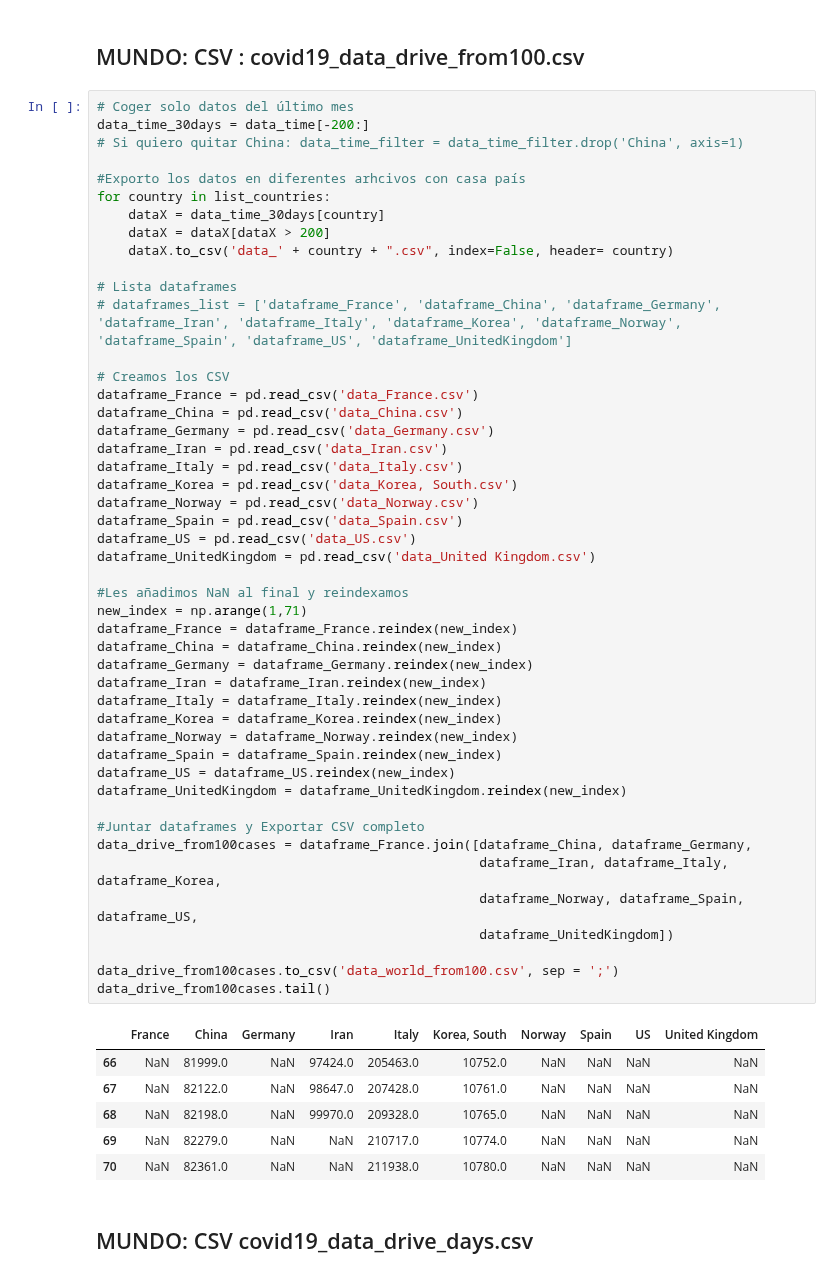
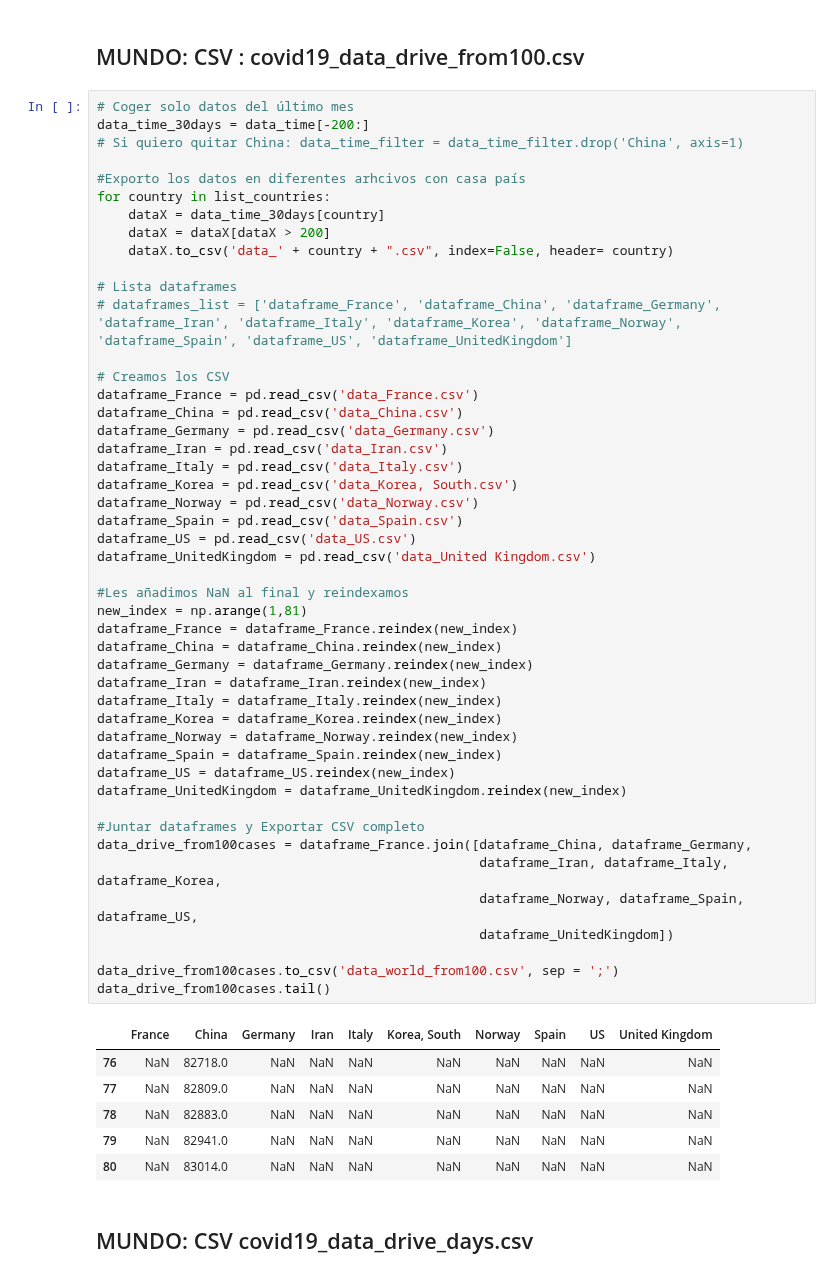
Before and after one commit to akakicreations/covid19-project, a Jupyter notebook: covid19_notebook_REV.ipynb, the cells around one changed output. Cells and saved outputs as stored; diff of their text form.

```diff
--- a/covid19_notebook_REV.ipynb
+++ b/covid19_notebook_REV.ipynb
@@ -314,39 +314,39 @@ dataframe_Germany = pd.read_csv('data_Germany.csv')
 dataframe_Iran = pd.read_csv('data_Iran.csv')
 dataframe_Italy = pd.read_csv('data_Italy.csv')
 dataframe_Korea = pd.read_csv('data_Korea, South.csv')
 dataframe_Norway = pd.read_csv('data_Norway.csv')
 dataframe_Spain = pd.read_csv('data_Spain.csv')
 dataframe_US = pd.read_csv('data_US.csv')
 dataframe_UnitedKingdom = pd.read_csv('data_United Kingdom.csv')
 
 #Les añadimos NaN al final y reindexamos
-new_index = np.arange(1,71)
+new_index = np.arange(1,81)
 dataframe_France = dataframe_France.reindex(new_index)
 dataframe_China = dataframe_China.reindex(new_index)
 dataframe_Germany = dataframe_Germany.reindex(new_index)
 dataframe_Iran = dataframe_Iran.reindex(new_index)
 dataframe_Italy = dataframe_Italy.reindex(new_index)
 dataframe_Korea = dataframe_Korea.reindex(new_index)
 dataframe_Norway = dataframe_Norway.reindex(new_index)
 dataframe_Spain = dataframe_Spain.reindex(new_index)
 dataframe_US = dataframe_US.reindex(new_index)
 dataframe_UnitedKingdom = dataframe_UnitedKingdom.reindex(new_index)
 
 #Juntar dataframes y Exportar CSV completo
 data_drive_from100cases = dataframe_France.join([dataframe_China, dataframe_Germany,
                                                  dataframe_Iran, dataframe_Italy, dataframe_Korea,
                                                  dataframe_Norway, dataframe_Spain, dataframe_US,
                                                  dataframe_UnitedKingdom])
 
 data_drive_from100cases.to_csv('data_world_from100.csv', sep = ';')
 data_drive_from100cases.tail()
 # %% [output]
 |  | France | China | Germany | Iran | Italy | Korea, South | Norway | Spain | US | United Kingdom |
-| 66 | NaN | 81999.0 | NaN | 97424.0 | 205463.0 | 10752.0 | NaN | NaN | NaN | NaN |
-| 67 | NaN | 82122.0 | NaN | 98647.0 | 207428.0 | 10761.0 | NaN | NaN | NaN | NaN |
-| 68 | NaN | 82198.0 | NaN | 99970.0 | 209328.0 | 10765.0 | NaN | NaN | NaN | NaN |
-| 69 | NaN | 82279.0 | NaN | NaN | 210717.0 | 10774.0 | NaN | NaN | NaN | NaN |
-| 70 | NaN | 82361.0 | NaN | NaN | 211938.0 | 10780.0 | NaN | NaN | NaN | NaN |
+| 76 | NaN | 82718.0 | NaN | NaN | NaN | NaN | NaN | NaN | NaN | NaN |
+| 77 | NaN | 82809.0 | NaN | NaN | NaN | NaN | NaN | NaN | NaN | NaN |
+| 78 | NaN | 82883.0 | NaN | NaN | NaN | NaN | NaN | NaN | NaN | NaN |
+| 79 | NaN | 82941.0 | NaN | NaN | NaN | NaN | NaN | NaN | NaN | NaN |
+| 80 | NaN | 83014.0 | NaN | NaN | NaN | NaN | NaN | NaN | NaN | NaN |
 # %% [markdown]
 ## MUNDO: CSV covid19_data_drive_days.csv
 # %%
```
Also changed, not shown: parts of 10 cells of this notebook, 11 other files.
